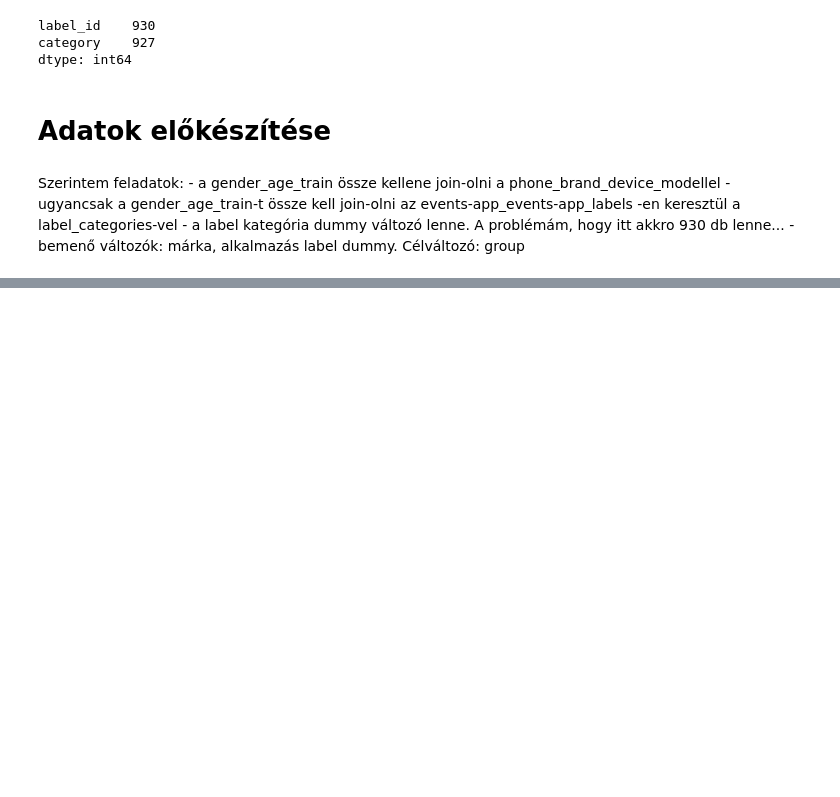
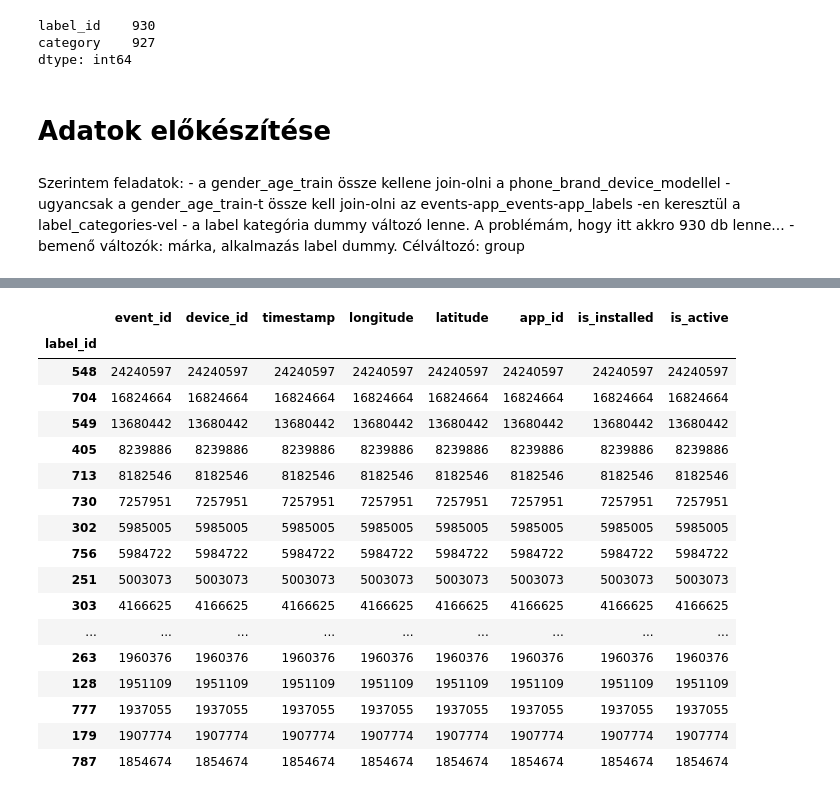
Before and after one commit to aranyhoczki/dskurt_grp1, a Jupyter notebook: talking_data/notebooks/first.ipynb, the cells around one changed output, grey strips where cells are left out. Saved outputs shown, nothing was run; the diff lists cells and outputs as text; code cells hidden in the pictures; blank space fills up the shorter version.

```diff
--- a/talking_data/notebooks/first.ipynb
+++ b/talking_data/notebooks/first.ipynb
@@ -190,0 +211,2 @@ Szerintem feladatok:
+# %%
+df = events.merge(app_events, on="event_id", how="inner")
@@ -190,0 +233,2 @@ Szerintem feladatok:
+# %%
+df = df.merge(app_labels, on="app_id")
@@ -190,0 +237,2 @@ Szerintem feladatok:
+# %%
+labelcounts = df.groupby(["label_id"]).count()
@@ -190,0 +258,21 @@ Szerintem feladatok:
+# %%
+labelcounts.sort_values("event_id", ascending=0).head(30)
+# %% [output]
+|  | event_id | device_id | timestamp | longitude | latitude | app_id | is_installed | is_active |
+| label_id |  |  |  |  |  |  |  |  |
+| 548 | 24240597 | 24240597 | 24240597 | 24240597 | 24240597 | 24240597 | 24240597 | 24240597 |
+| 704 | 16824664 | 16824664 | 16824664 | 16824664 | 16824664 | 16824664 | 16824664 | 16824664 |
+| 549 | 13680442 | 13680442 | 13680442 | 13680442 | 13680442 | 13680442 | 13680442 | 13680442 |
+| 405 | 8239886 | 8239886 | 8239886 | 8239886 | 8239886 | 8239886 | 8239886 | 8239886 |
+| 713 | 8182546 | 8182546 | 8182546 | 8182546 | 8182546 | 8182546 | 8182546 | 8182546 |
+| 730 | 7257951 | 7257951 | 7257951 | 7257951 | 7257951 | 7257951 | 7257951 | 7257951 |
+| 302 | 5985005 | 5985005 | 5985005 | 5985005 | 5985005 | 5985005 | 5985005 | 5985005 |
+| 756 | 5984722 | 5984722 | 5984722 | 5984722 | 5984722 | 5984722 | 5984722 | 5984722 |
+| 251 | 5003073 | 5003073 | 5003073 | 5003073 | 5003073 | 5003073 | 5003073 | 5003073 |
+| 303 | 4166625 | 4166625 | 4166625 | 4166625 | 4166625 | 4166625 | 4166625 | 4166625 |
+| ... | ... | ... | ... | ... | ... | ... | ... | ... |
+| 263 | 1960376 | 1960376 | 1960376 | 1960376 | 1960376 | 1960376 | 1960376 | 1960376 |
+| 128 | 1951109 | 1951109 | 1951109 | 1951109 | 1951109 | 1951109 | 1951109 | 1951109 |
+| 777 | 1937055 | 1937055 | 1937055 | 1937055 | 1937055 | 1937055 | 1937055 | 1937055 |
+| 179 | 1907774 | 1907774 | 1907774 | 1907774 | 1907774 | 1907774 | 1907774 | 1907774 |
+| 787 | 1854674 | 1854674 | 1854674 | 1854674 | 1854674 | 1854674 | 1854674 | 1854674 |
```
Also changed, not shown: parts of 13 cells of this notebook.
